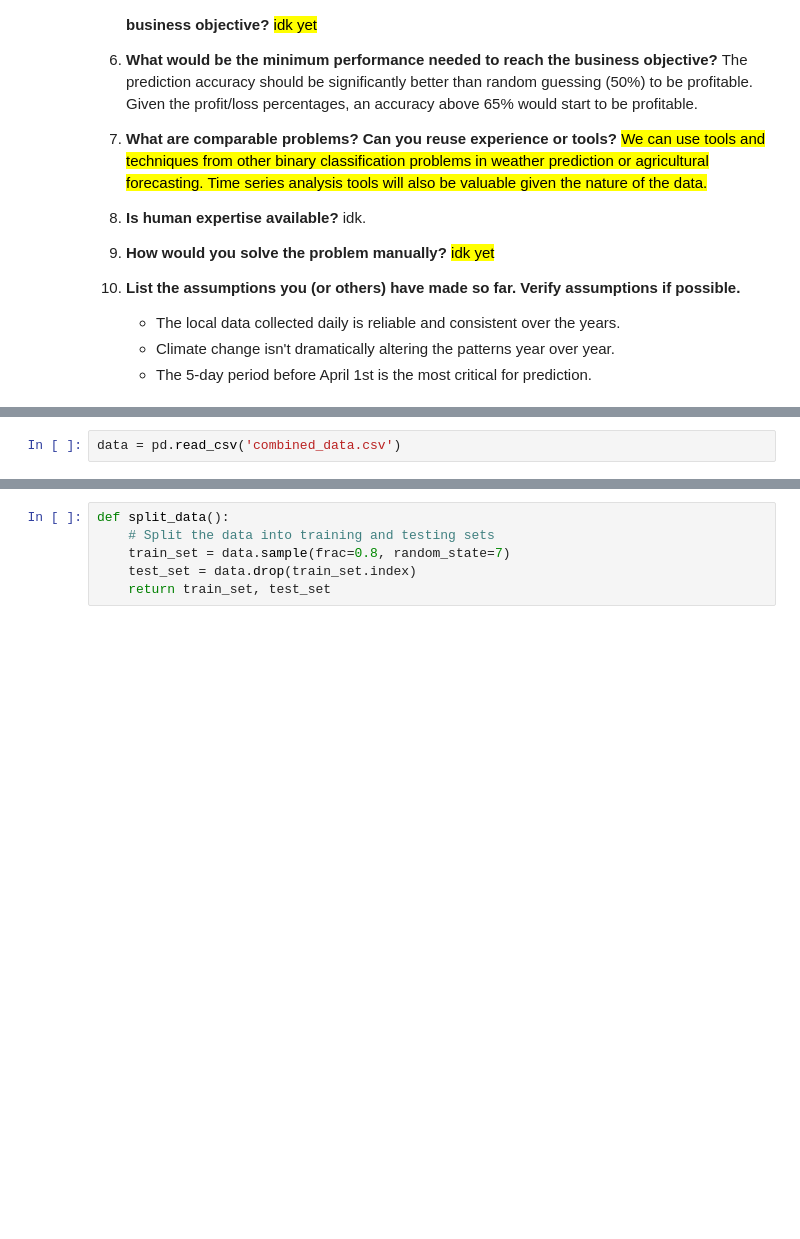
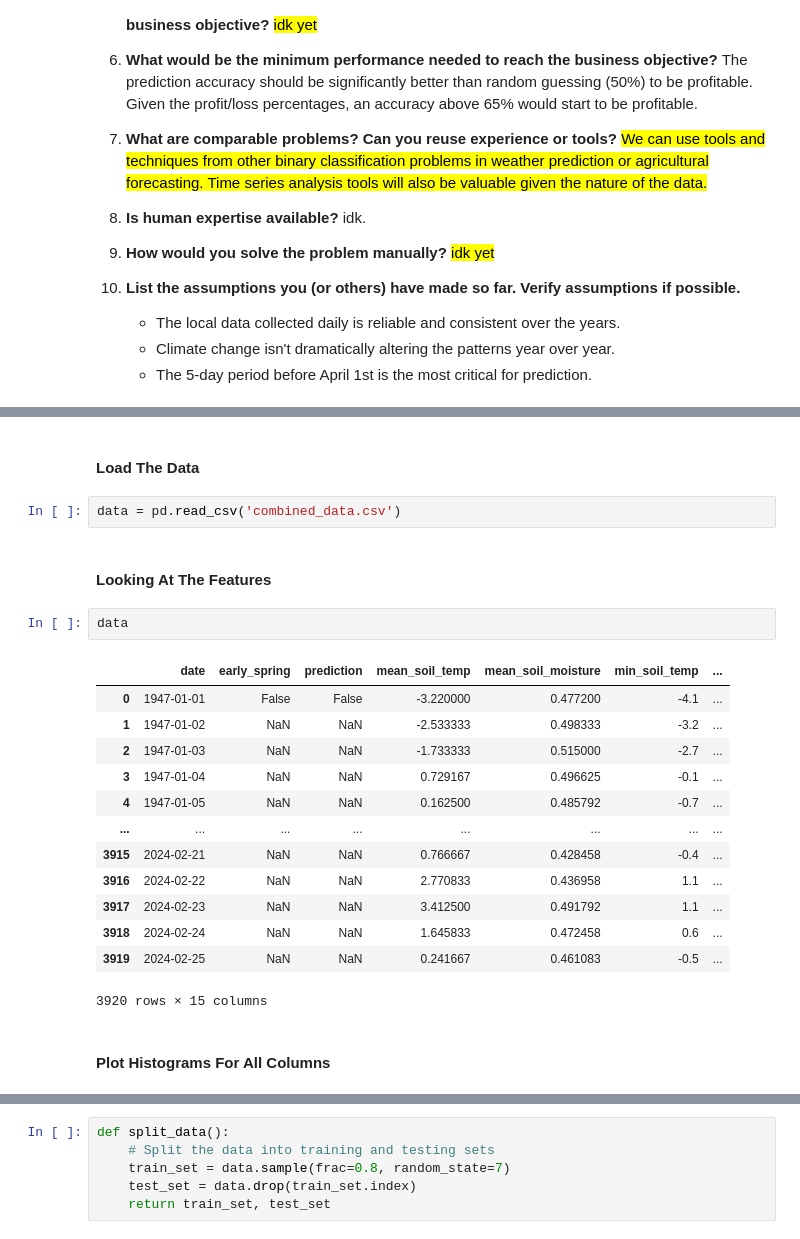
Before and after one commit to FranThe3rd/Spring-Predictor-ML, a Jupyter notebook: SpringPredictor.ipynb, the cells around one changed output, grey strips where cells are left out. Cells and saved outputs as stored; diff of their text form; blank space fills up the shorter version.

```diff
--- a/SpringPredictor.ipynb
+++ b/SpringPredictor.ipynb
@@ -105,3 +143,25 @@ Merge and sorting completed. Combined data saved to combined_data.csv
+# %% [markdown]
+#### **Load The Data**
 # %%
 data = pd.read_csv('combined_data.csv')
+# %% [markdown]
+#### **Looking At The Features**
+# %%
+data
+# %% [output]
+|  | date | early_spring | prediction | mean_soil_temp | mean_soil_moisture | min_soil_temp | ... |
+| 0 | 1947-01-01 | False | False | -3.220000 | 0.477200 | -4.1 | ... |
+| 1 | 1947-01-02 | NaN | NaN | -2.533333 | 0.498333 | -3.2 | ... |
+| 2 | 1947-01-03 | NaN | NaN | -1.733333 | 0.515000 | -2.7 | ... |
+| 3 | 1947-01-04 | NaN | NaN | 0.729167 | 0.496625 | -0.1 | ... |
+| 4 | 1947-01-05 | NaN | NaN | 0.162500 | 0.485792 | -0.7 | ... |
+| ... | ... | ... | ... | ... | ... | ... | ... |
+| 3915 | 2024-02-21 | NaN | NaN | 0.766667 | 0.428458 | -0.4 | ... |
+| 3916 | 2024-02-22 | NaN | NaN | 2.770833 | 0.436958 | 1.1 | ... |
+| 3917 | 2024-02-23 | NaN | NaN | 3.412500 | 0.491792 | 1.1 | ... |
+| 3918 | 2024-02-24 | NaN | NaN | 1.645833 | 0.472458 | 0.6 | ... |
+| 3919 | 2024-02-25 | NaN | NaN | 0.241667 | 0.461083 | -0.5 | ... |
+3920 rows × 15 columns
+# %% [markdown]
+#### **Plot Histograms For All Columns**
 # %%
```
Also changed, not shown: parts of 8 cells of this notebook, 1 other file.
